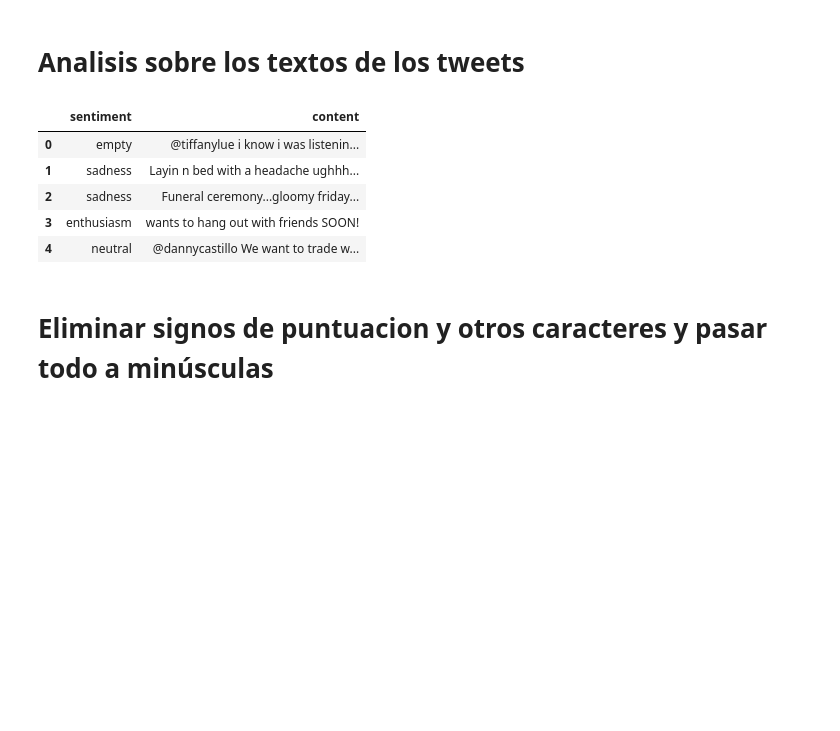
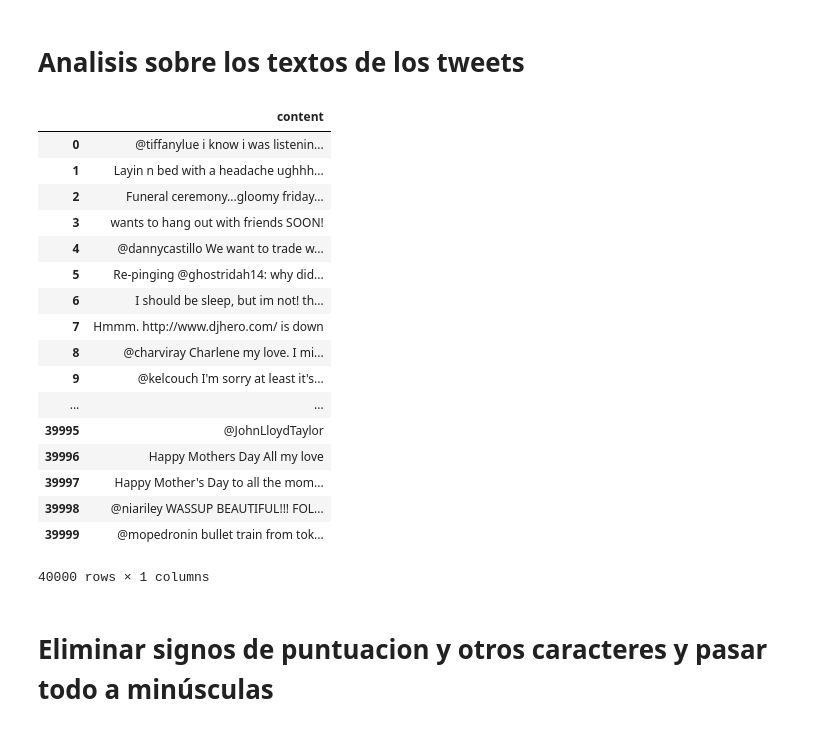
Before and after one commit to Giohanny/ta2_nlp, a Jupyter notebook: laboratorio 10.ipynb, the cells around one changed output. Drawn from its saved outputs; the diff is of its cells as text; code cells hidden in the pictures; blank space fills up the shorter version.

```diff
--- a/laboratorio 10.ipynb
+++ b/laboratorio 10.ipynb
@@ -250,12 +236,24 @@ datos2 = datos2.drop('sentiment_p1_n0', axis=1)
-# %%
-datos2.head()
-# %% [output]
-|  | sentiment | content |
-| 0 | empty | @tiffanylue i know i was listenin... |
-| 1 | sadness | Layin n bed with a headache ughhh... |
-| 2 | sadness | Funeral ceremony...gloomy friday... |
-| 3 | enthusiasm | wants to hang out with friends SOON! |
-| 4 | neutral | @dannycastillo We want to trade w... |
+# %%
+datos1
+# %% [output]
+|  | content |
+| 0 | @tiffanylue i know i was listenin... |
+| 1 | Layin n bed with a headache ughhh... |
+| 2 | Funeral ceremony...gloomy friday... |
+| 3 | wants to hang out with friends SOON! |
+| 4 | @dannycastillo We want to trade w... |
+| 5 | Re-pinging @ghostridah14: why did... |
+| 6 | I should be sleep, but im not! th... |
+| 7 | Hmmm. http://www.djhero.com/ is down |
+| 8 | @charviray Charlene my love. I mi... |
+| 9 | @kelcouch I'm sorry at least it's... |
+| ... | ... |
+| 39995 | @JohnLloydTaylor |
+| 39996 | Happy Mothers Day All my love |
+| 39997 | Happy Mother's Day to all the mom... |
+| 39998 | @niariley WASSUP BEAUTIFUL!!! FOL... |
+| 39999 | @mopedronin bullet train from tok... |
+40000 rows × 1 columns
 # %% [markdown]
 # Eliminar signos de puntuacion y otros caracteres y pasar todo a minúsculas
 # %%
```
Also changed, not shown: parts of 24 cells of this notebook.
